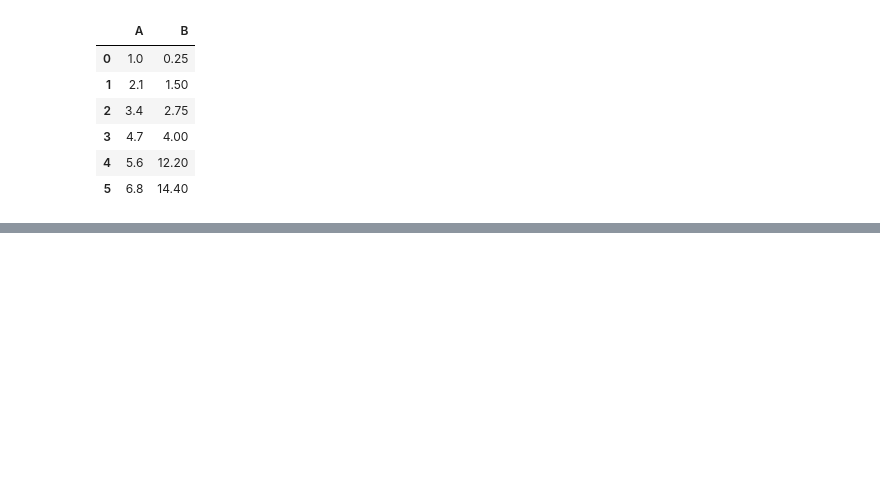
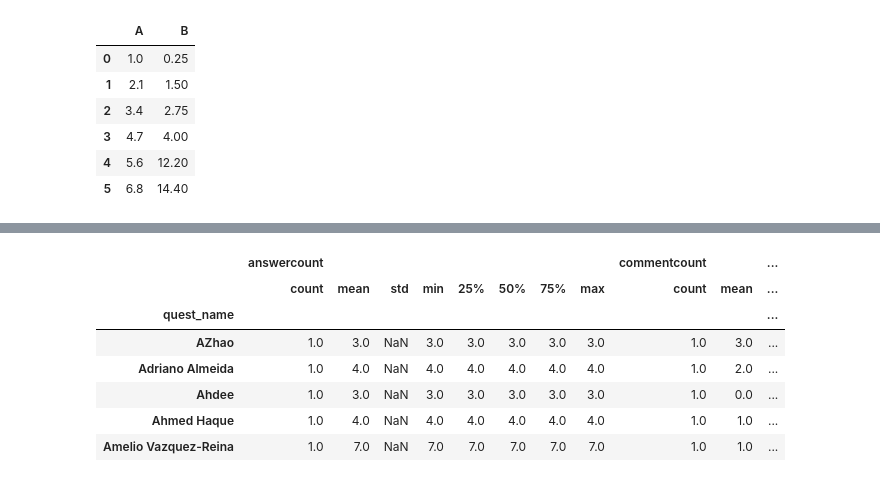
Before and after one commit to onlyphantom/WebAnalytics, a Jupyter notebook: panda_documentation.ipynb, the cells around one changed output, grey strips where cells are left out. Drawn from its saved outputs; the diff is of its cells as text; code cells hidden in the pictures; blank space fills up the shorter version.

```diff
--- a/panda_documentation.ipynb
+++ b/panda_documentation.ipynb
@@ -125,0 +152,4 @@ df.interpolate()
+# %%
+so = pd.read_csv('data_input/stackoverflow_qa.csv')
+so.sort_values(by=['viewcount', 'answercount', 'favoritecount'], ascending=False,inplace=True)
+so.head()
@@ -125,0 +163,12 @@ df.interpolate()
+# %%
+gb = so.iloc[0:99, :].groupby('quest_name')
+gb[['answercount', 'commentcount']].describe().head()
+# %% [output]
+|  | answercount |  |  |  |  |  |  |  | commentcount |  | ... |
+|  | count | mean | std | min | 25% | 50% | 75% | max | count | mean | ... |
+| quest_name |  |  |  |  |  |  |  |  |  |  | ... |
+| AZhao | 1.0 | 3.0 | NaN | 3.0 | 3.0 | 3.0 | 3.0 | 3.0 | 1.0 | 3.0 | ... |
+| Adriano Almeida | 1.0 | 4.0 | NaN | 4.0 | 4.0 | 4.0 | 4.0 | 4.0 | 1.0 | 2.0 | ... |
+| Ahdee | 1.0 | 3.0 | NaN | 3.0 | 3.0 | 3.0 | 3.0 | 3.0 | 1.0 | 0.0 | ... |
+| Ahmed Haque | 1.0 | 4.0 | NaN | 4.0 | 4.0 | 4.0 | 4.0 | 4.0 | 1.0 | 1.0 | ... |
+| Amelio Vazquez-Reina | 1.0 | 7.0 | NaN | 7.0 | 7.0 | 7.0 | 7.0 | 7.0 | 1.0 | 1.0 | ... |
```
Also changed, not shown: parts of 17 cells of this notebook, 1 other file.
